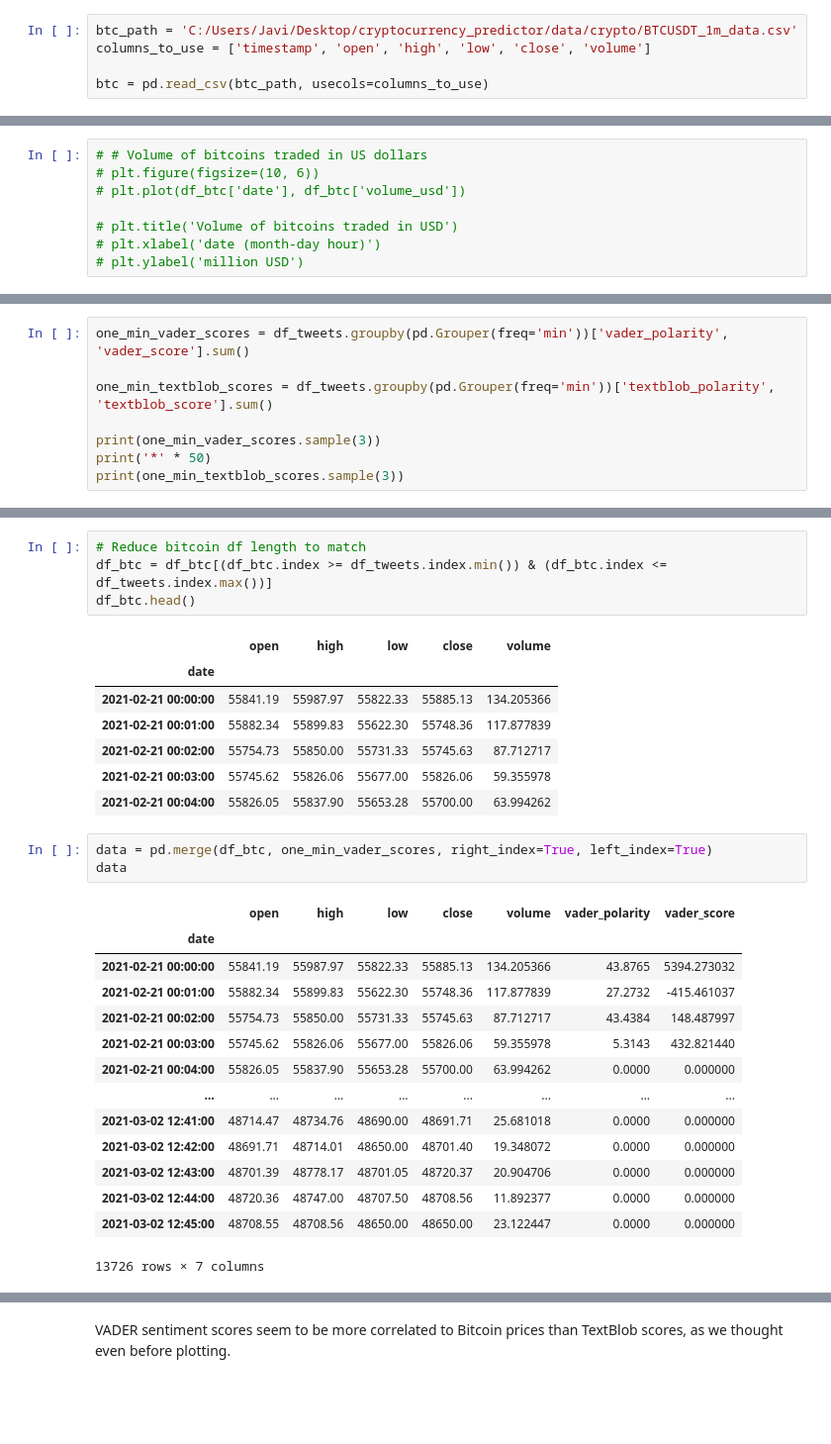
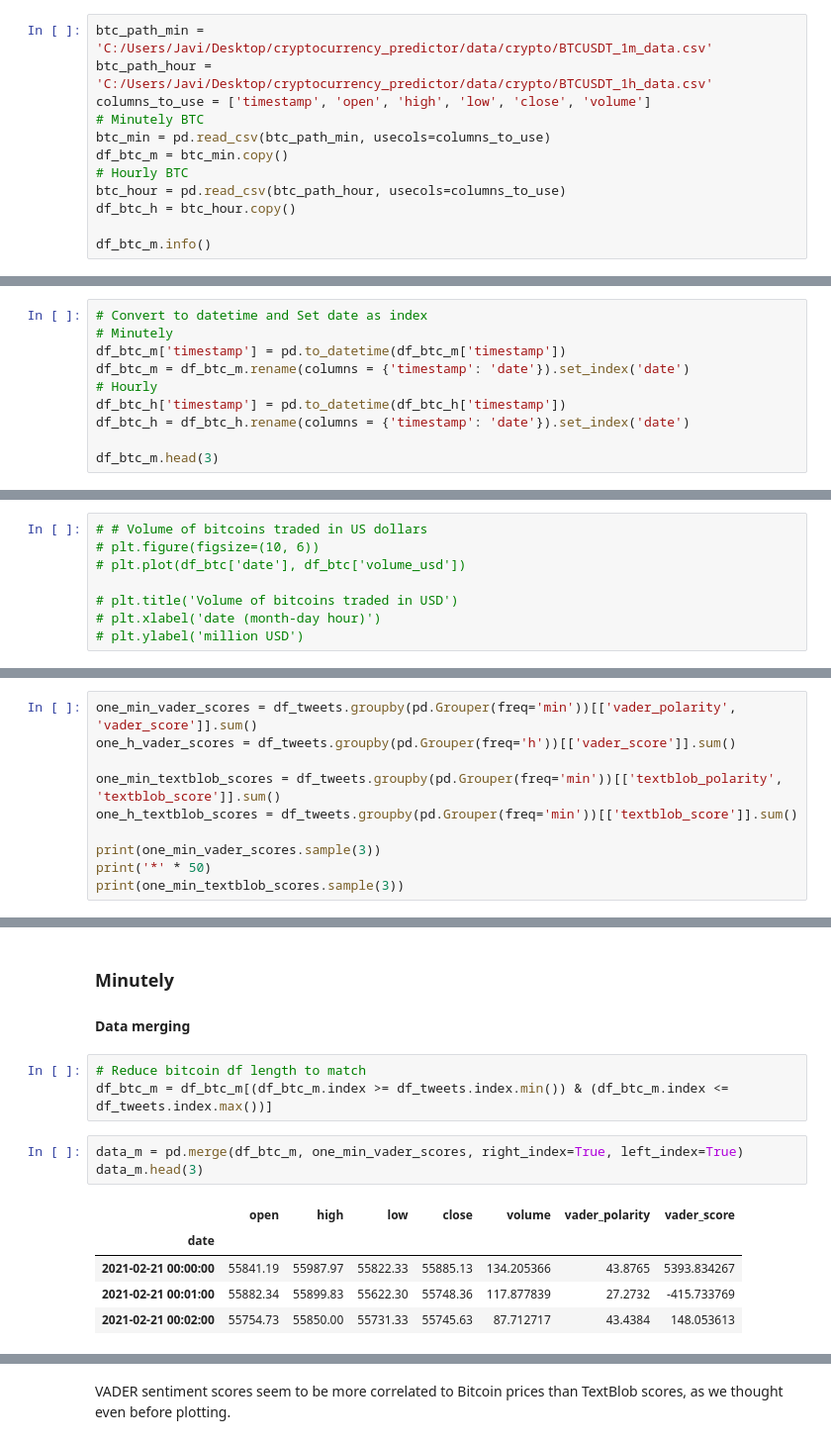
Before and after one commit to jlopezfernandez112/cryptocurrency_predictor, a Jupyter notebook: 4_crypto_analysis.ipynb, the cells around one changed output, grey strips where cells are left out. Shown at 99% size. Cells and saved outputs as stored; diff of their text form; blank space fills up the shorter version.

```diff
--- a/4_crypto_analysis.ipynb
+++ b/4_crypto_analysis.ipynb
@@ -19,5 +21,12 @@ Populating the interactive namespace from numpy and matplotlib
 # %%
-btc_path = 'C:/Users/Javi/Desktop/cryptocurrency_predictor/data/crypto/BTCUSDT_1m_data.csv'
+btc_path_min = 'C:/Users/Javi/Desktop/cryptocurrency_predictor/data/crypto/BTCUSDT_1m_data.csv'
+btc_path_hour = 'C:/Users/Javi/Desktop/cryptocurrency_predictor/data/crypto/BTCUSDT_1h_data.csv'
 columns_to_use = ['timestamp', 'open', 'high', 'low', 'close', 'volume']
+# Minutely BTC
+btc_min = pd.read_csv(btc_path_min, usecols=columns_to_use)
+df_btc_m = btc_min.copy()
+# Hourly BTC
+btc_hour = pd.read_csv(btc_path_hour, usecols=columns_to_use)
+df_btc_h = btc_hour.copy()
 
-btc = pd.read_csv(btc_path, usecols=columns_to_use)
+df_btc_m.info()
@@ -69,0 +47,10 @@ df_btc
+# %%
+# Convert to datetime and Set date as index
+# Minutely
+df_btc_m['timestamp'] = pd.to_datetime(df_btc_m['timestamp'])
+df_btc_m = df_btc_m.rename(columns = {'timestamp': 'date'}).set_index('date')
+# Hourly
+df_btc_h['timestamp'] = pd.to_datetime(df_btc_h['timestamp'])
+df_btc_h = df_btc_h.rename(columns = {'timestamp': 'date'}).set_index('date')
+
+df_btc_m.head(3)
@@ -176,7 +148,9 @@ None
 # %%
-one_min_vader_scores = df_tweets.groupby(pd.Grouper(freq='min'))['vader_polarity', 'vader_score'].sum()
+one_min_vader_scores = df_tweets.groupby(pd.Grouper(freq='min'))[['vader_polarity', 'vader_score']].sum()
+one_h_vader_scores = df_tweets.groupby(pd.Grouper(freq='h'))[['vader_score']].sum()
 
-one_min_textblob_scores = df_tweets.groupby(pd.Grouper(freq='min'))['textblob_polarity', 'textblob_score'].sum()
+one_min_textblob_scores = df_tweets.groupby(pd.Grouper(freq='min'))[['textblob_polarity', 'textblob_score']].sum()
+one_h_textblob_scores = df_tweets.groupby(pd.Grouper(freq='min'))[['textblob_score']].sum()
 
 print(one_min_vader_scores.sample(3))
 print('*' * 50)
@@ -225,31 +196,17 @@ Text(0, 0.5, 'Total Score')
+# %% [markdown]
+### Minutely
+
+#### Data merging
 # %%
 # Reduce bitcoin df length to match
-df_btc = df_btc[(df_btc.index >= df_tweets.index.min()) & (df_btc.index <= df_tweets.index.max())]
-df_btc.head()
+df_btc_m = df_btc_m[(df_btc_m.index >= df_tweets.index.min()) & (df_btc_m.index <= df_tweets.index.max())]
-# %% [output]
-|  | open | high | low | close | volume |
-| date |  |  |  |  |  |
-| 2021-02-21 00:00:00 | 55841.19 | 55987.97 | 55822.33 | 55885.13 | 134.205366 |
-| 2021-02-21 00:01:00 | 55882.34 | 55899.83 | 55622.30 | 55748.36 | 117.877839 |
-| 2021-02-21 00:02:00 | 55754.73 | 55850.00 | 55731.33 | 55745.63 | 87.712717 |
-| 2021-02-21 00:03:00 | 55745.62 | 55826.06 | 55677.00 | 55826.06 | 59.355978 |
-| 2021-02-21 00:04:00 | 55826.05 | 55837.90 | 55653.28 | 55700.00 | 63.994262 |
 # %%
-data = pd.merge(df_btc, one_min_vader_scores, right_index=True, left_index=True)
-data
+data_m = pd.merge(df_btc_m, one_min_vader_scores, right_index=True, left_index=True)
+data_m.head(3)
 # %% [output]
 |  | open | high | low | close | volume | vader_polarity | vader_score |
 | date |  |  |  |  |  |  |  |
-| 2021-02-21 00:00:00 | 55841.19 | 55987.97 | 55822.33 | 55885.13 | 134.205366 | 43.8765 | 5394.273032 |
-| 2021-02-21 00:01:00 | 55882.34 | 55899.83 | 55622.30 | 55748.36 | 117.877839 | 27.2732 | -415.461037 |
-| 2021-02-21 00:02:00 | 55754.73 | 55850.00 | 55731.33 | 55745.63 | 87.712717 | 43.4384 | 148.487997 |
-| 2021-02-21 00:03:00 | 55745.62 | 55826.06 | 55677.00 | 55826.06 | 59.355978 | 5.3143 | 432.821440 |
-| 2021-02-21 00:04:00 | 55826.05 | 55837.90 | 55653.28 | 55700.00 | 63.994262 | 0.0000 | 0.000000 |
-| ... | ... | ... | ... | ... | ... | ... | ... |
-| 2021-03-02 12:41:00 | 48714.47 | 48734.76 | 48690.00 | 48691.71 | 25.681018 | 0.0000 | 0.000000 |
-| 2021-03-02 12:42:00 | 48691.71 | 48714.01 | 48650.00 | 48701.40 | 19.348072 | 0.0000 | 0.000000 |
-| 2021-03-02 12:43:00 | 48701.39 | 48778.17 | 48701.05 | 48720.37 | 20.904706 | 0.0000 | 0.000000 |
-| 2021-03-02 12:44:00 | 48720.36 | 48747.00 | 48707.50 | 48708.56 | 11.892377 | 0.0000 | 0.000000 |
-| 2021-03-02 12:45:00 | 48708.55 | 48708.56 | 48650.00 | 48650.00 | 23.122447 | 0.0000 | 0.000000 |
+| 2021-02-21 00:00:00 | 55841.19 | 55987.97 | 55822.33 | 55885.13 | 134.205366 | 43.8765 | 5393.834267 |
+| 2021-02-21 00:01:00 | 55882.34 | 55899.83 | 55622.30 | 55748.36 | 117.877839 | 27.2732 | -415.733769 |
+| 2021-02-21 00:02:00 | 55754.73 | 55850.00 | 55731.33 | 55745.63 | 87.712717 | 43.4384 | 148.053613 |
-13726 rows × 7 columns
 # %%
```
Also changed, not shown: parts of 72 cells of this notebook, 1 other file.
